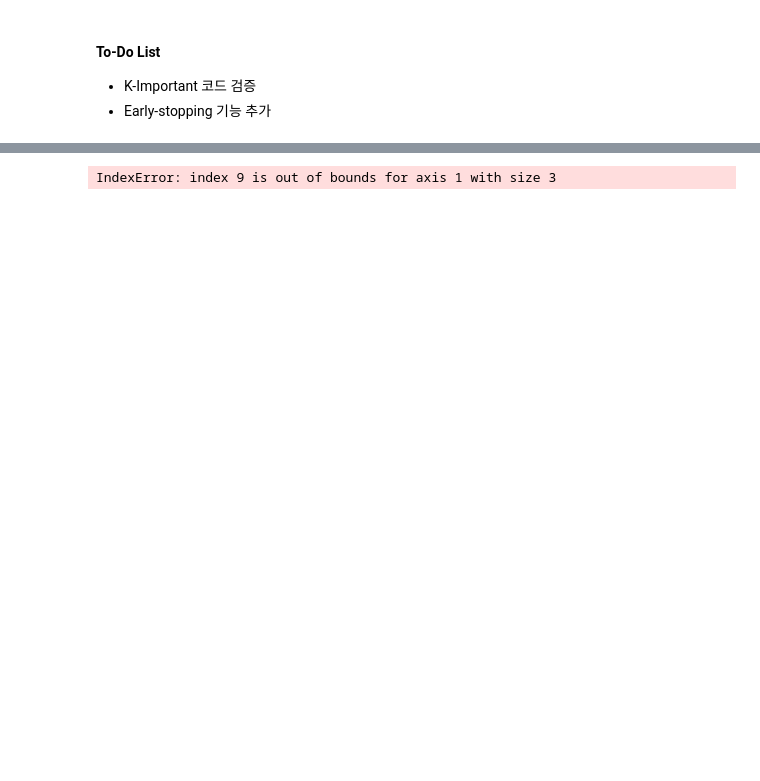
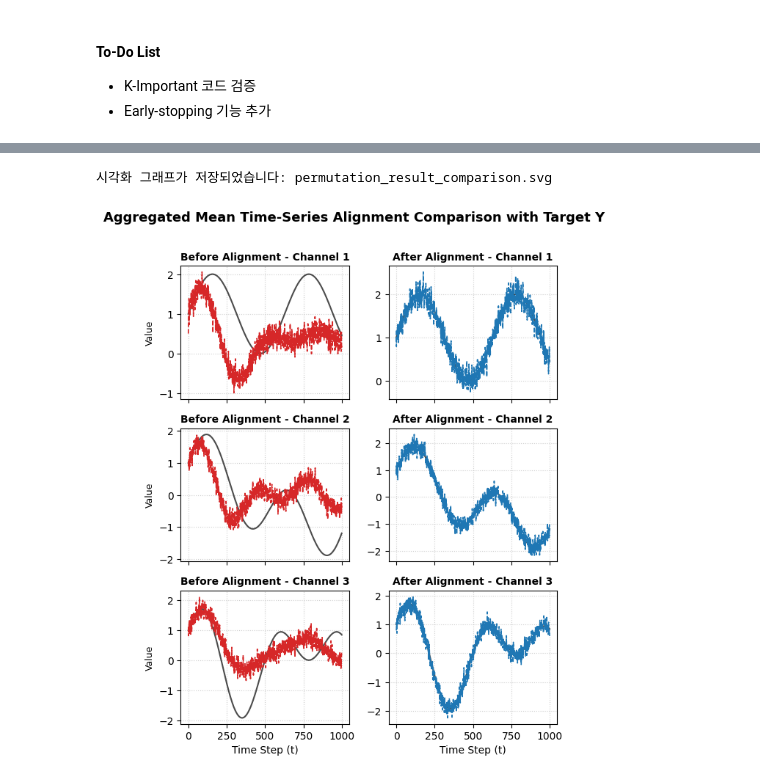
Before and after one commit to gurami85/time-series-channel-alignment, a Jupyter notebook: ts_channel_alignment.ipynb, the cells around one changed output, grey strips where cells are left out. Drawn from its saved outputs; the diff is of its cells as text; code cells hidden in the pictures; blank space fills up the shorter version.

```diff
--- a/ts_channel_alignment.ipynb
+++ b/ts_channel_alignment.ipynb
@@ -303,7 +303,7 @@ def plot_permutation_comparison(Y, X, best_perms, max_channels=4, save_path="per
         X_rearranged[m] = X[m][:, inv_perm]
     mean_X_after = np.mean(X_rearranged, axis=0)
 
-    fig, axes = plt.subplots(num_channels, 2, figsize=(14, 2.5 * num_channels), sharex=True)
+    fig, axes = plt.subplots(num_channels, 2, figsize=(6, 2.5 * num_channels), sharex=True)
     if num_channels == 1:
         axes = np.expand_dims(axes, axis=0)
 
@@ -313,19 +313,17 @@ def plot_permutation_comparison(Y, X, best_perms, max_channels=4, save_path="per
         x_after_seq = mean_X_after[:, k]
 
         # [왼쪽] 정렬 전 집계 평균 시계열 vs Target Y
-        axes[k, 0].plot(y_seq, label=f"Target Y[:, {k+1}]", color="black", linewidth=1.5, alpha=0.7)
-        axes[k, 0].plot(x_before_seq, label=f"Raw Mean X[:, {k+1}]", color="tab:red", linestyle="--", linewidth=1.2)
+        axes[k, 0].plot(y_seq, color="black", linewidth=1.5, alpha=0.7)
+        axes[k, 0].plot(x_before_seq, color="tab:red", linestyle="--", linewidth=1.2)
         axes[k, 0].set_title(f"Before Alignment - Channel {k+1}", fontsize=10, fontweight='bold')
         axes[k, 0].set_ylabel("Value", fontsize=9)
         axes[k, 0].grid(True, linestyle=":", alpha=0.6)
-        axes[k, 0].legend(loc="upper right", fontsize=8)
 
         # [오른쪽] 정렬 후 집계 평균 시계열 vs Target Y
-        axes[k, 1].plot(y_seq, label=f"Target Y[:, {k+1}]", color="black", linewidth=1.5, alpha=0.7)
-        axes[k, 1].plot(x_after_seq, label=f"Aligned Mean X[:, {k+1}]", color="tab:blue", linestyle="--", linewidth=1.2)
+        axes[k, 1].plot(y_seq, color="black", linewidth=1.5, alpha=0.7)
+        axes[k, 1].plot(x_after_seq, color="tab:blue", linestyle="--", linewidth=1.2)
         axes[k, 1].set_title(f"After Alignment - Channel {k+1}", fontsize=10, fontweight='bold')
         axes[k, 1].grid(True, linestyle=":", alpha=0.6)
-        axes[k, 1].legend(loc="upper right", fontsize=8)
 
     axes[-1, 0].set_xlabel("Time Step (t)", fontsize=10)
     axes[-1, 1].set_xlabel("Time Step (t)", fontsize=10)
@@ -1362,6 +1330,7 @@ plot_virtual_data_X(X[0], max_channels=16, style="overlay", title="Generated Tim
 # %%
 # 단일 실행 시각화 확인용 셀
-best_perms, best_corr, _ = sa_search(Y, X, budget=30000)
-plot_permutation_comparison(Y, X, best_perms=best_perms, max_channels=4)
+best_perms, best_corr, _ = sa_search(Y, X, budget=10000)
+plot_permutation_comparison(Y, X, best_perms=best_perms, max_channels=3)
 # %% [output]
-IndexError: index 9 is out of bounds for axis 1 with size 3
+시각화 그래프가 저장되었습니다: permutation_result_comparison.svg
+[figure, added]
```
Also changed, not shown: parts of 4 cells of this notebook, 2 other files.
